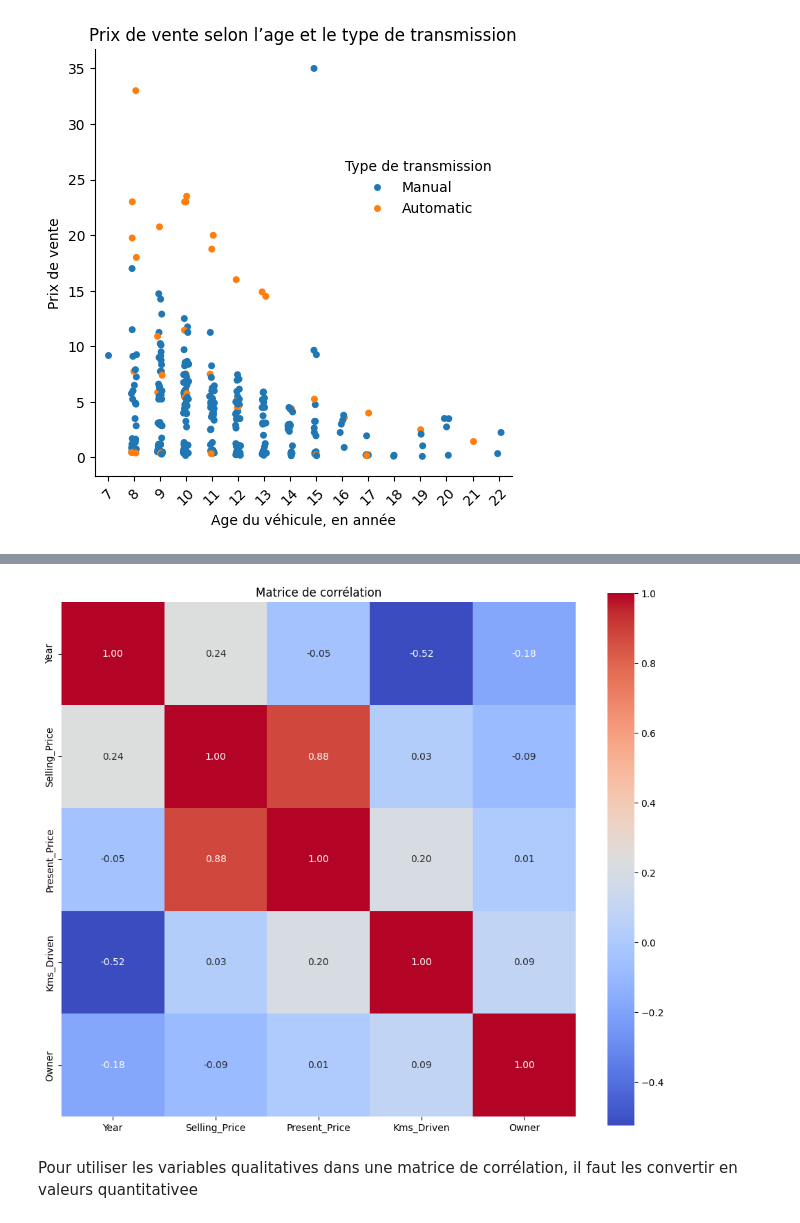
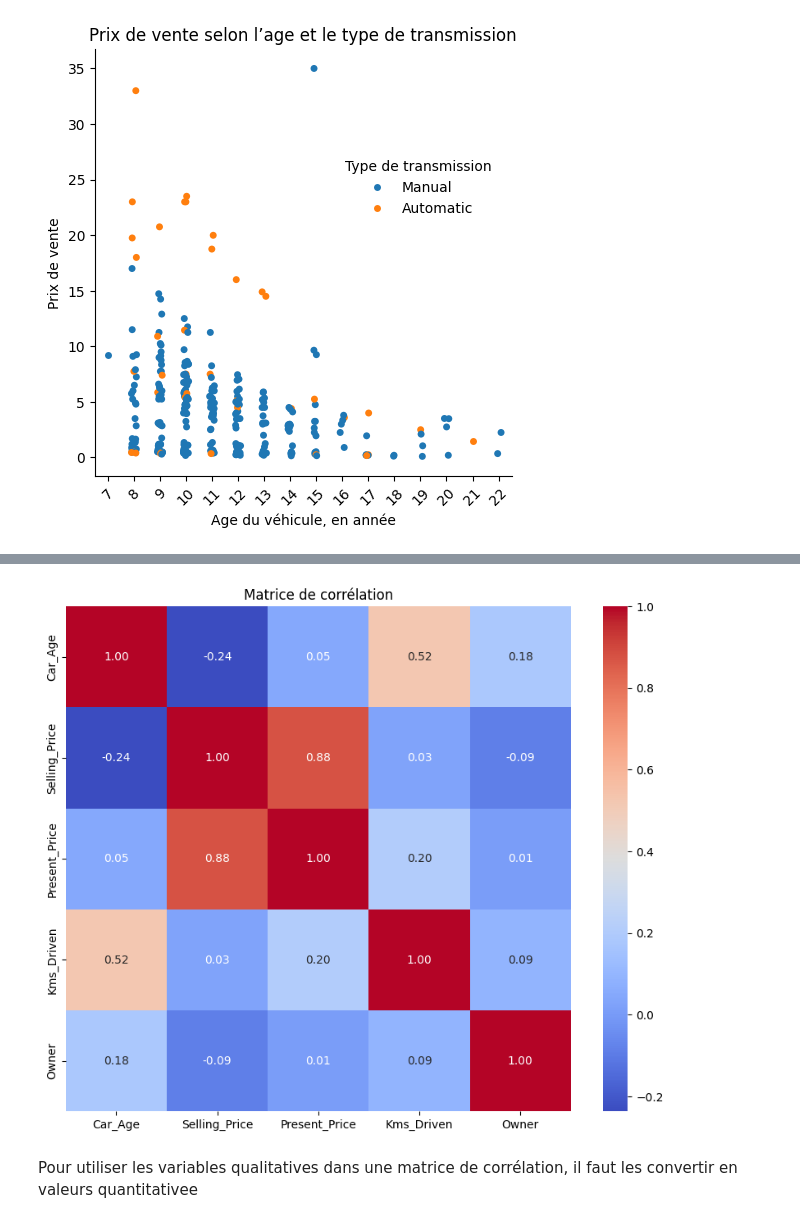
Before and after one commit to bruno-coulet/new-car, a Jupyter notebook: new-car.ipynb, the cells around one changed output, grey strips where cells are left out. Cells and saved outputs as stored; diff of their text form; code cells hidden in the pictures.

```diff
--- a/new-car.ipynb
+++ b/new-car.ipynb
@@ -177,18 +176,18 @@ Première matrice de corrélation avec les variables quantitatives du jeu de don
 # %%
-columns_to_keep = ['Year', 'Selling_Price', 'Present_Price','Kms_Driven', 'Owner'
+columns_to_keep = ['Car_Age', 'Selling_Price', 'Present_Price','Kms_Driven', 'Owner'
     ]
 
 # Filtrer le DataFrame pour ne garder que les colonnes spécifiées
 df_filtered = df[columns_to_keep]
 
 correlation_matrix = df_filtered.corr()
 
-plt.figure(figsize=(12, 10))
+plt.figure(figsize=(10, 8))
 sns.heatmap(correlation_matrix, cmap='coolwarm', annot=True, square=True, fmt=".2f")
 plt.title("Matrice de corrélation")
 plt.show()
 # %% [output]
-[figure, old version]
+[figure, new version]
 # %% [markdown]
 Pour utiliser les variables qualitatives dans une matrice de corrélation, il faut les convertir en valeurs quantitativee
 # %%
```
Also changed, not shown: parts of 8 cells of this notebook, 2 other files.
